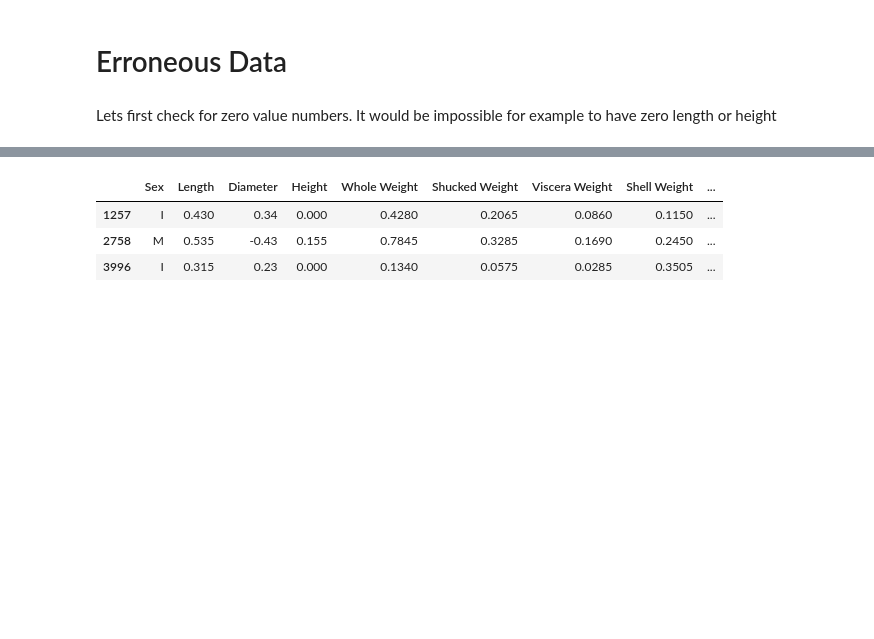
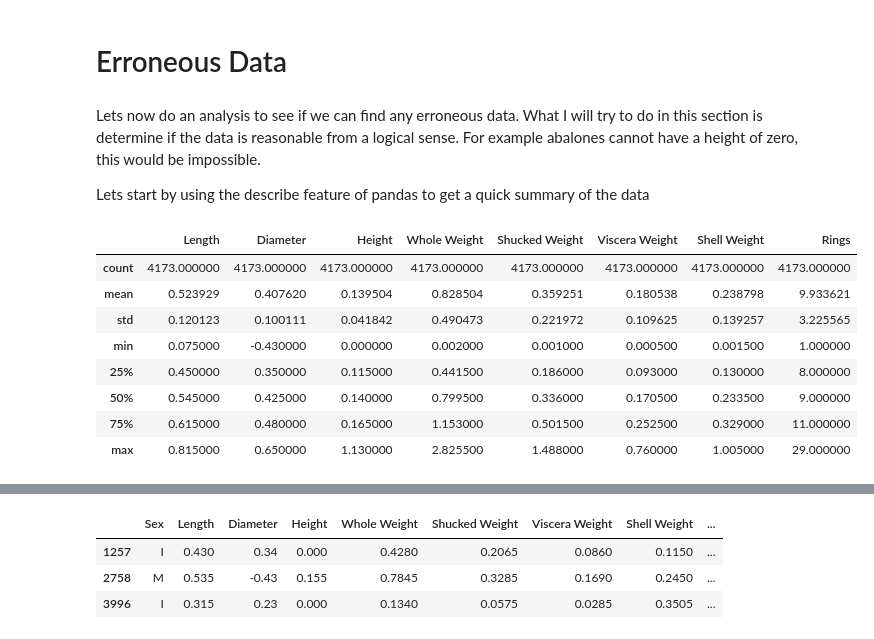
Before and after one commit to el-davo/msc-data-analytics-notebook, a Jupyter notebook: task1.ipynb, the cells around one changed output, grey strips where cells are left out. Cells and saved outputs as stored; diff of their text form; code cells hidden in the pictures; blank space fills up the shorter version.

Commit message:
Fixing erroneous data section

```diff
--- a/task1.ipynb
+++ b/task1.ipynb
@@ -119,5 +119,19 @@ Before drop count (4177, 9)
 After drop count (4173, 9)
 # %% [markdown]
 # Erroneous Data
-# %% [markdown]
-Lets first check for zero value numbers. It would be impossible for example to have zero length or height
+# %% [markdown]
+Lets now do an analysis to see if we can find any erroneous data. What I will try to do in this section is determine if the data is reasonable from a logical sense. For example abalones cannot have a height of zero, this would be impossible.
+
+Lets start by using the describe feature of pandas to get a quick summary of the data
+# %%
+df.describe()
+# %% [output]
+|  | Length | Diameter | Height | Whole Weight | Shucked Weight | Viscera Weight | Shell Weight | Rings |
+| count | 4173.000000 | 4173.000000 | 4173.000000 | 4173.000000 | 4173.000000 | 4173.000000 | 4173.000000 | 4173.000000 |
+| mean | 0.523929 | 0.407620 | 0.139504 | 0.828504 | 0.359251 | 0.180538 | 0.238798 | 9.933621 |
+| std | 0.120123 | 0.100111 | 0.041842 | 0.490473 | 0.221972 | 0.109625 | 0.139257 | 3.225565 |
+| min | 0.075000 | -0.430000 | 0.000000 | 0.002000 | 0.001000 | 0.000500 | 0.001500 | 1.000000 |
+| 25% | 0.450000 | 0.350000 | 0.115000 | 0.441500 | 0.186000 | 0.093000 | 0.130000 | 8.000000 |
+| 50% | 0.545000 | 0.425000 | 0.140000 | 0.799500 | 0.336000 | 0.170500 | 0.233500 | 9.000000 |
+| 75% | 0.615000 | 0.480000 | 0.165000 | 1.153000 | 0.501500 | 0.252500 | 0.329000 | 11.000000 |
+| max | 0.815000 | 0.650000 | 1.130000 | 2.825500 | 1.488000 | 0.760000 | 1.005000 | 29.000000 |
```
Also changed, not shown: parts of 22 cells of this notebook.
